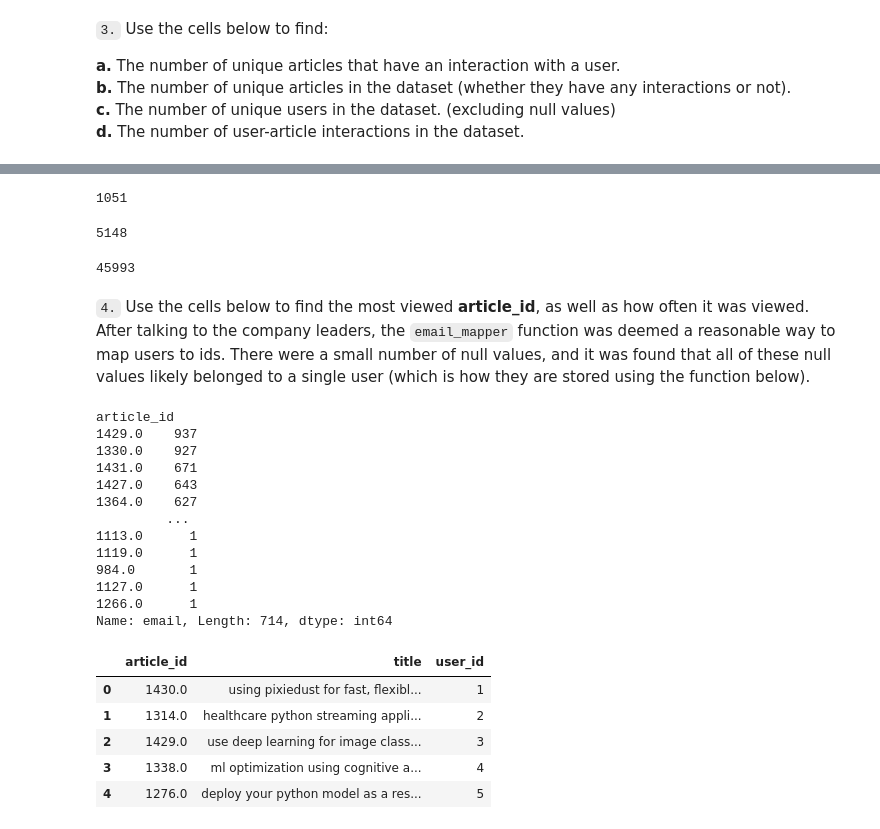
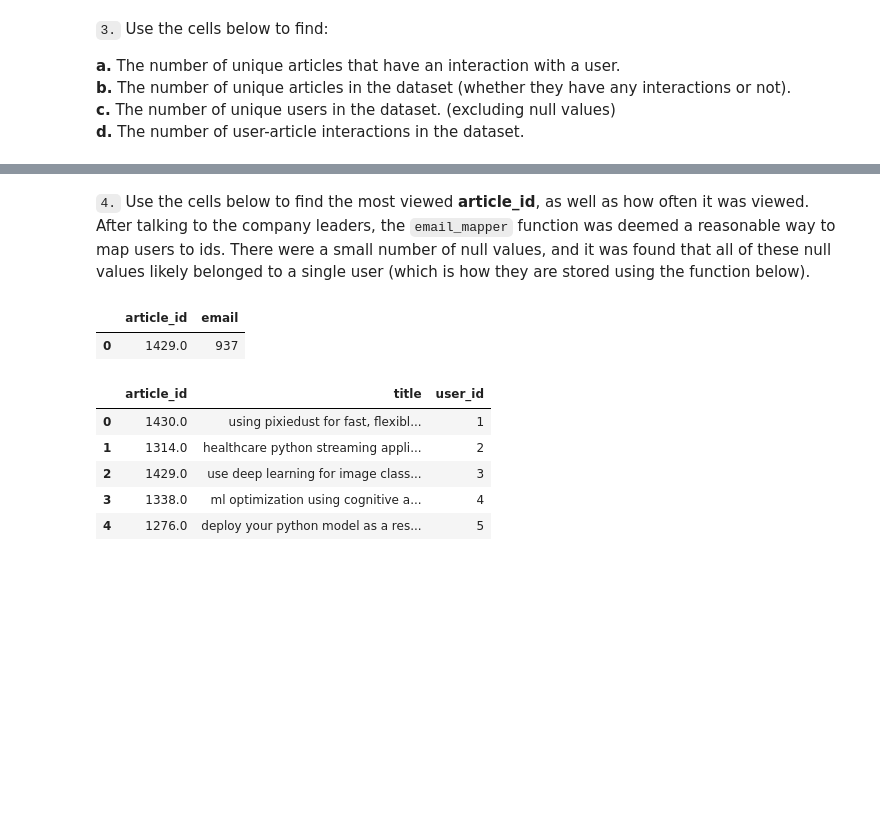
Before and after one commit to evansdoe/ibm-recommendation, a Jupyter notebook: Recommendations_with_IBM.ipynb, the cells around one changed output, grey strips where cells are left out. Saved outputs shown, nothing was run; the diff lists cells and outputs as text; code cells hidden in the pictures; blank space fills up the shorter version.

```diff
--- a/Recommendations_with_IBM.ipynb
+++ b/Recommendations_with_IBM.ipynb
@@ -228,16 +219,13 @@ df.article_id.nunique()
-# %%
-# The number of unique articles on the IBM platform
-
-df_content.article_id.nunique()
-# %% [output]
-1051
-# %%
-# The number of unique users
-df_data.email.nunique()
-# %% [output]
-5148
 # %%
-# The number of user-article interactions. Note that this includes unknown users, i.e., missing data in the email column.
-df.shape[0]
+# The number of unique articles that have at least one interaction
+unique_articles = df.article_id.nunique()
+
+# The number of unique articles on the IBM platform
+total_articles = df_content.article_id.nunique()
+
+# The number of unique users
+unique_users = df_data.email.nunique()
+
+# The number of user-article interactions. Note that this includes unknown users, i.e.,
+# missing data in the email column.
+user_article_interactions = df.shape[0]
-# %% [output]
-45993
@@ -250,19 +233,8 @@ user_article_interactions = 45993 # The number of user-article interactions
 `4.` Use the cells below to find the most viewed **article_id**, as well as how often it was viewed.  After talking to the company leaders, the `email_mapper` function was deemed a reasonable way to map users to ids.  There were a small number of null values, and it was found that all of these null values likely belonged to a single user (which is how they are stored using the function below).
 # %%
 # The most viewed article in the dataset was viewed how many times?
-df.groupby("article_id")['email'].count().sort_values(ascending=False)
+df.groupby("article_id")['email'].count().sort_values(ascending=False).reset_index()[0:1]
 # %% [output]
-article_id
-1429.0    937
-1330.0    927
-1431.0    671
-1427.0    643
-1364.0    627
-         ...
-1113.0      1
-1119.0      1
-984.0       1
-1127.0      1
-1266.0      1
-Name: email, Length: 714, dtype: int64
+|  | article_id | email |
+| 0 | 1429.0 | 937 |
 # %%
```
Also changed, not shown: parts of 9 cells of this notebook.
